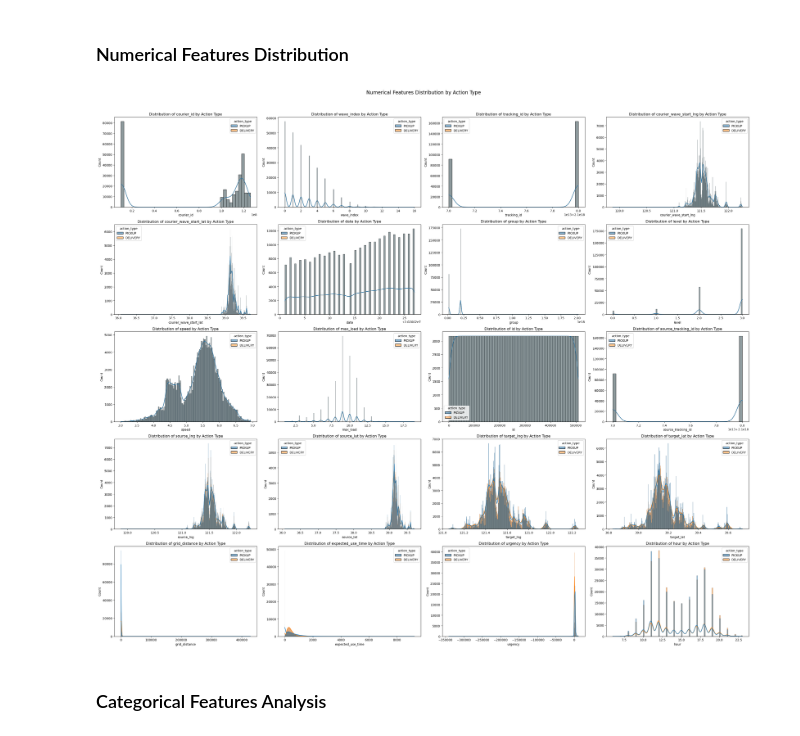
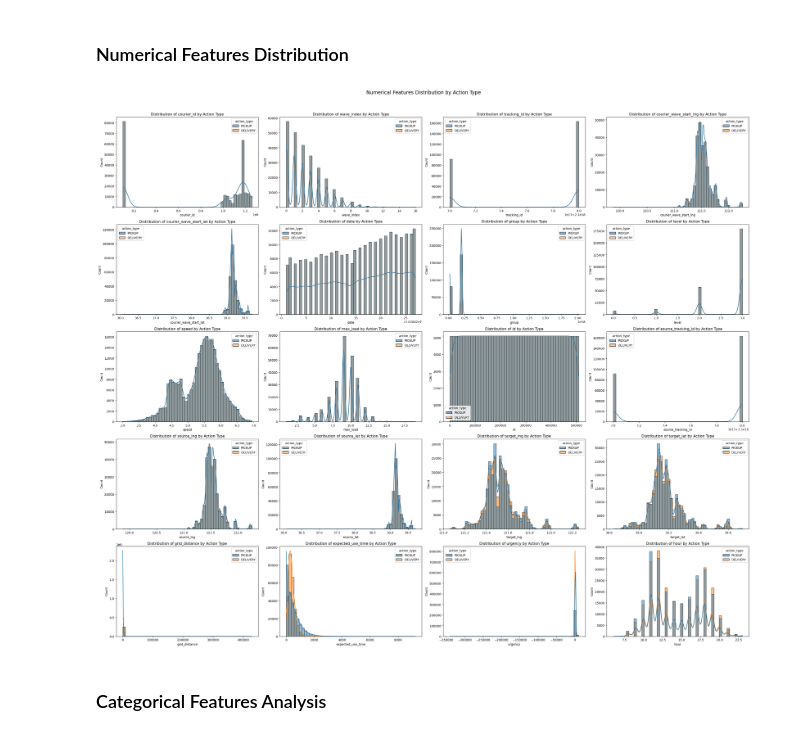
Before and after one commit to Zora-10/Machine-Learning-Individual-Project, a Jupyter notebook: Project1/solution/solution.ipynb, the cells around one changed output. Saved outputs shown, nothing was run; the diff lists cells and outputs as text; code cells hidden in the pictures.

Commit message:
changed visualization

```diff
--- a/Project1/solution/solution.ipynb
+++ b/Project1/solution/solution.ipynb
@@ -89,28 +89,29 @@ Pick-up Rate: 50.0%
 # %%
 # Visualize distributions of all numerical features
 numerical_cols = df_train.select_dtypes([np.number]).columns
 
 n_cols = 4
 n_rows = len(numerical_cols) // n_cols
 fig2, axes2 = plt.subplots(nrows=n_rows, ncols=n_cols, figsize=(30, 5 * n_rows))
 axes2 = axes2.flatten()
 
 for i, col in enumerate(numerical_cols):
     sns.histplot(
         data=df_train,
         x=col,
         hue="action_type",
         kde=True,
         multiple="layer",
+        bins=50,
         ax=axes2[i],
     )
     axes2[i].set_title(f"Distribution of {col} by Action Type")
 
 plt.suptitle("Numerical Features Distribution by Action Type", y=1.02, fontsize=16)
 plt.tight_layout()
 plt.show()
 # %% [output]
-[figure, old version]
+[figure, new version]
 # %% [markdown]
 ### Categorical Features Analysis
 # %%
```
